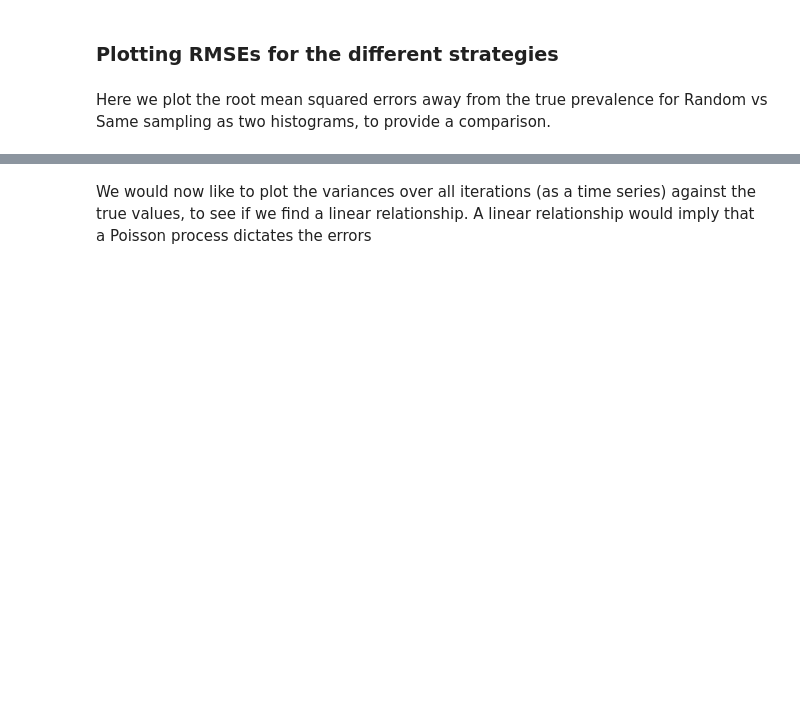
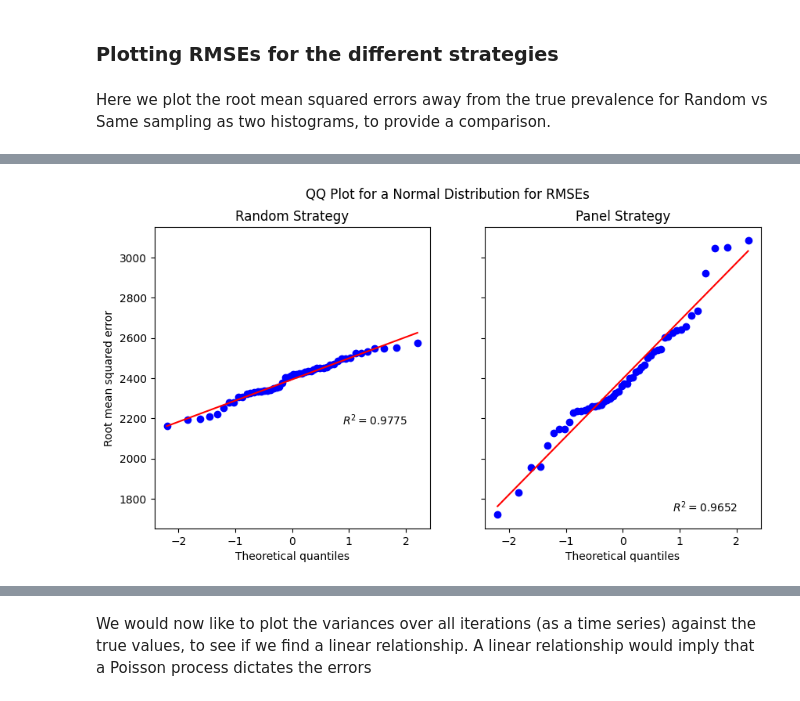
Before and after one commit to SABS-R3-Epidemiology/EpiOS, a Jupyter notebook: gibraltar_replacement_example/sampling.ipynb, the cells around one changed output, grey strips where cells are left out. Saved outputs shown, nothing was run; the diff lists cells and outputs as text; code cells hidden in the pictures; blank space fills up the shorter version.

```diff
--- a/gibraltar_replacement_example/sampling.ipynb
+++ b/gibraltar_replacement_example/sampling.ipynb
@@ -335,0 +358,4 @@ Mean RMSE for Same sampling = 1302.968885832793, standard deviation for Same sam
+# %%
+fig
+# %% [output]
+[figure, added]
```
Also changed, not shown: parts of 30 cells of this notebook, 2 other files.
